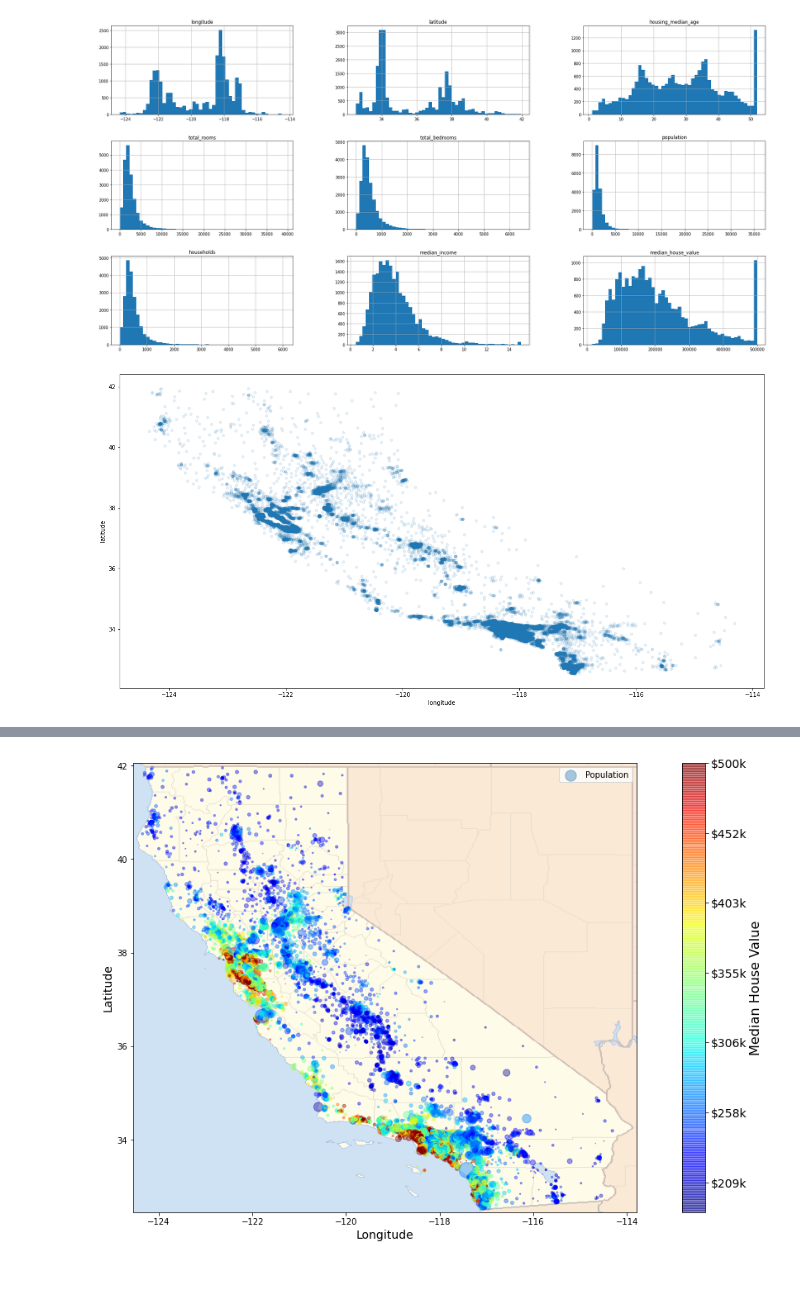
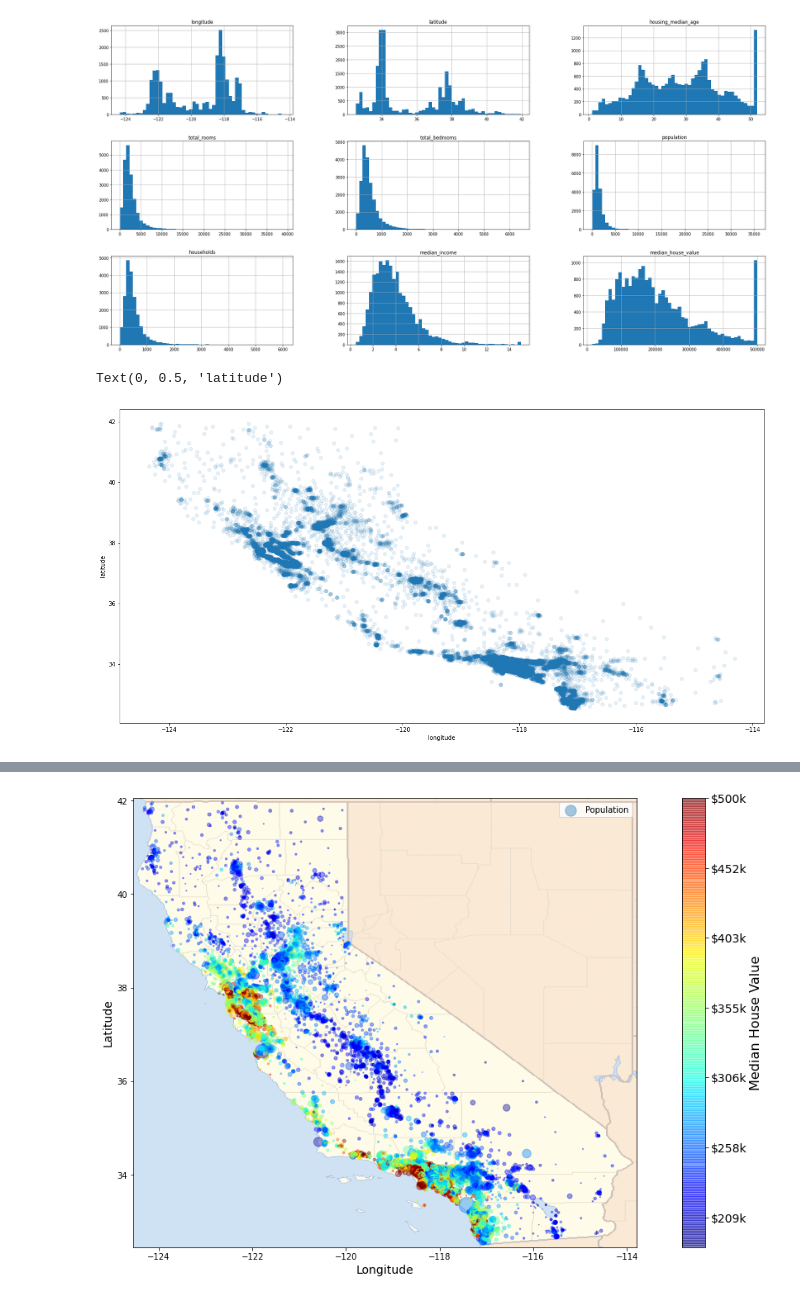
Before and after one commit to trizkynoviandy/california-housing-price, a Jupyter notebook: california_housing_price.ipynb, the cells around one changed output, grey strips where cells are left out. Drawn from its saved outputs; the diff is of its cells as text; code cells hidden in the pictures.

```diff
--- a/california_housing_price.ipynb
+++ b/california_housing_price.ipynb
@@ -73,8 +73,12 @@ df.hist(bins=50, figsize=(30,15))
 plt.show()
 # %% [output]
 [figure]
-# %%
-df.plot(kind="scatter", x="longitude", y="latitude", alpha= 0.1, figsize=(20, 10));
-# %% [output]
-[figure, removed]
+# %%
+plt.figure(figsize=(20, 10))
+plt.scatter(x=df["longitude"], y=df["latitude"], alpha=0.1)
+plt.xlabel("longitude")
+plt.ylabel(("latitude"))
+# %% [output]
+Text(0, 0.5, 'latitude')
+[figure, added]
 # %%
```
Also changed, not shown: parts of 5 cells of this notebook.
